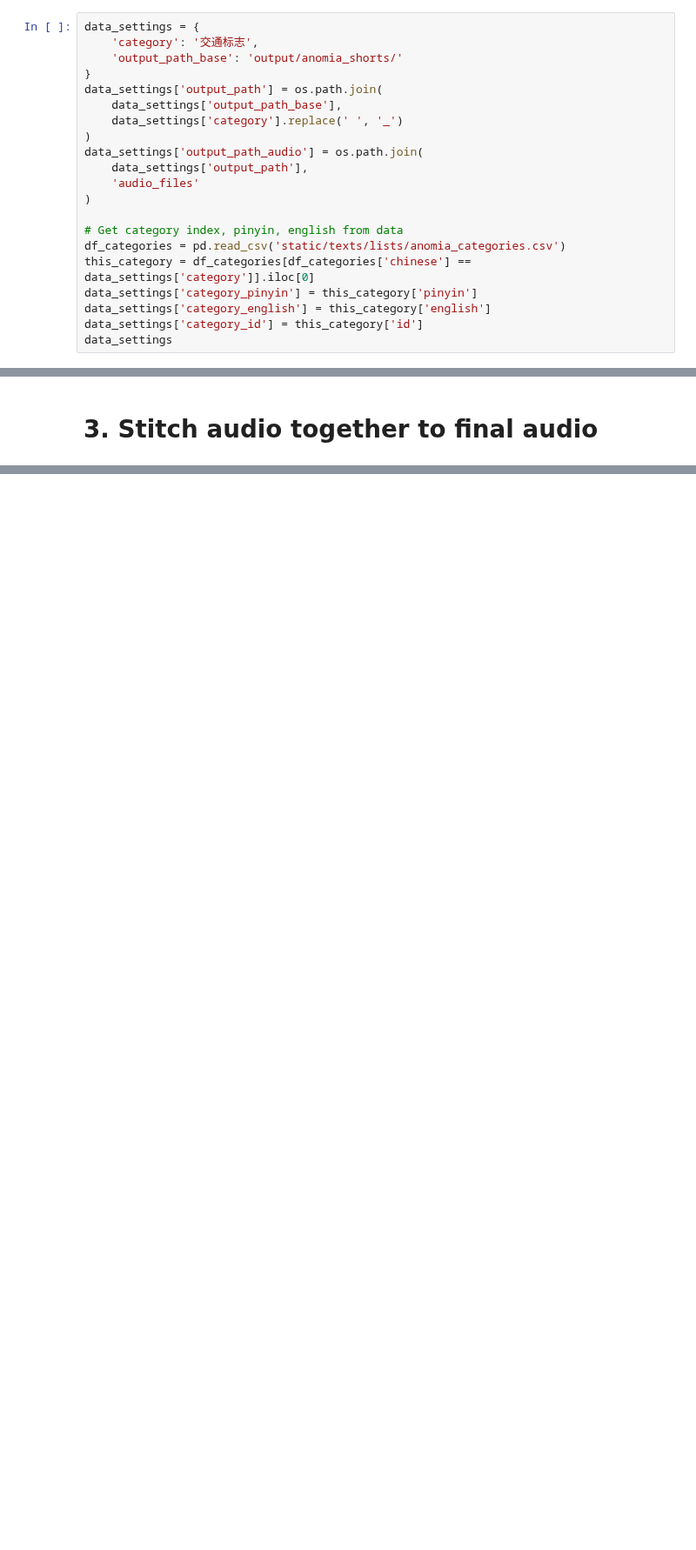
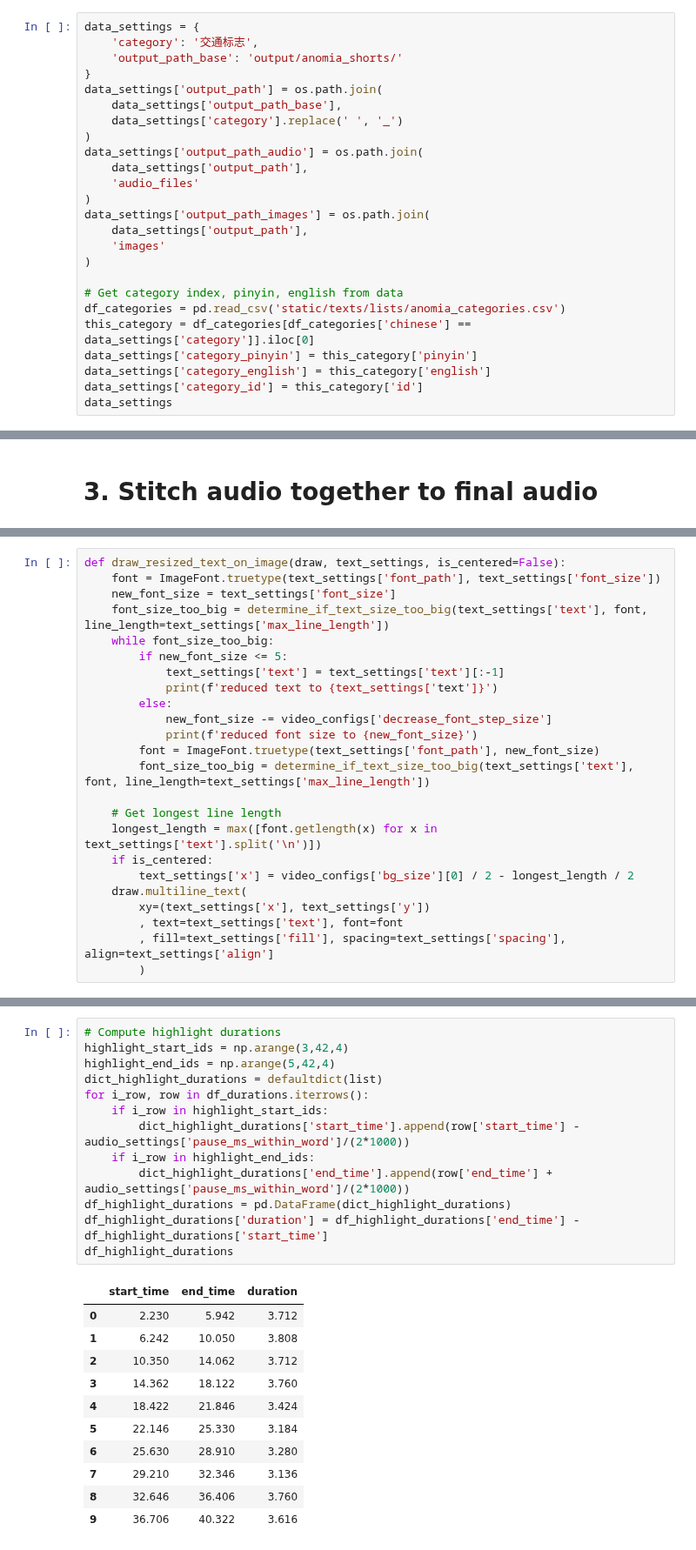
Before and after one commit to srcole/my_mandarin_database, a Jupyter notebook: anomia_shorts.ipynb, the cells around one changed output, grey strips where cells are left out. Shown at 87% size. Saved outputs shown, nothing was run; the diff lists cells and outputs as text; blank space fills up the shorter version.

Commit message:
finish first whole anomia video draft

```diff
--- a/anomia_shorts.ipynb
+++ b/anomia_shorts.ipynb
@@ -28,6 +27,10 @@ data_settings['output_path_audio'] = os.path.join(
     data_settings['output_path'],
     'audio_files'
 )
+data_settings['output_path_images'] = os.path.join(
+    data_settings['output_path'],
+    'images'
+)
 
 # Get category index, pinyin, english from data
 df_categories = pd.read_csv('static/texts/lists/anomia_categories.csv')
@@ -315,0 +309,24 @@ TODO
+# %%
+def draw_resized_text_on_image(draw, text_settings, is_centered=False):
+    font = ImageFont.truetype(text_settings['font_path'], text_settings['font_size'])
+    new_font_size = text_settings['font_size']
+    font_size_too_big = determine_if_text_size_too_big(text_settings['text'], font, line_length=text_settings['max_line_length'])
+    while font_size_too_big:
+        if new_font_size <= 5:
+            text_settings['text'] = text_settings['text'][:-1]
+            print(f'reduced text to {text_settings['text']}')
+        else:
+            new_font_size -= video_configs['decrease_font_step_size']
+            print(f'reduced font size to {new_font_size}')
+        font = ImageFont.truetype(text_settings['font_path'], new_font_size)
+        font_size_too_big = determine_if_text_size_too_big(text_settings['text'], font, line_length=text_settings['max_line_length'])
+
+    # Get longest line length
+    longest_length = max([font.getlength(x) for x in text_settings['text'].split('\n')])
+    if is_centered:
+        text_settings['x'] = video_configs['bg_size'][0] / 2 - longest_length / 2
+    draw.multiline_text(
+        xy=(text_settings['x'], text_settings['y'])
+        , text=text_settings['text'], font=font
+        , fill=text_settings['fill'], spacing=text_settings['spacing'], align=text_settings['align']
+        )
@@ -315,0 +609,25 @@ TODO
+# %%
+# Compute highlight durations
+highlight_start_ids = np.arange(3,42,4)
+highlight_end_ids = np.arange(5,42,4)
+dict_highlight_durations = defaultdict(list)
+for i_row, row in df_durations.iterrows():
+    if i_row in highlight_start_ids:
+        dict_highlight_durations['start_time'].append(row['start_time'] - audio_settings['pause_ms_within_word']/(2*1000))
+    if i_row in highlight_end_ids:
+        dict_highlight_durations['end_time'].append(row['end_time'] + audio_settings['pause_ms_within_word']/(2*1000))
+df_highlight_durations = pd.DataFrame(dict_highlight_durations)
+df_highlight_durations['duration'] = df_highlight_durations['end_time'] - df_highlight_durations['start_time']
+df_highlight_durations
+# %% [output]
+|  | start_time | end_time | duration |
+| 0 | 2.230 | 5.942 | 3.712 |
+| 1 | 6.242 | 10.050 | 3.808 |
+| 2 | 10.350 | 14.062 | 3.712 |
+| 3 | 14.362 | 18.122 | 3.760 |
+| 4 | 18.422 | 21.846 | 3.424 |
+| 5 | 22.146 | 25.330 | 3.184 |
+| 6 | 25.630 | 28.910 | 3.280 |
+| 7 | 29.210 | 32.346 | 3.136 |
+| 8 | 32.646 | 36.406 | 3.760 |
+| 9 | 36.706 | 40.322 | 3.616 |
```
Also changed, not shown: parts of 22 cells of this notebook, 1 other file.
